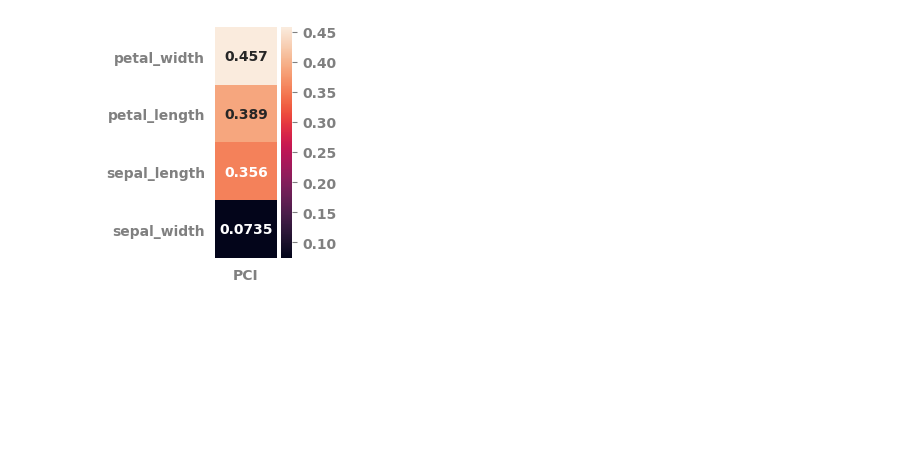
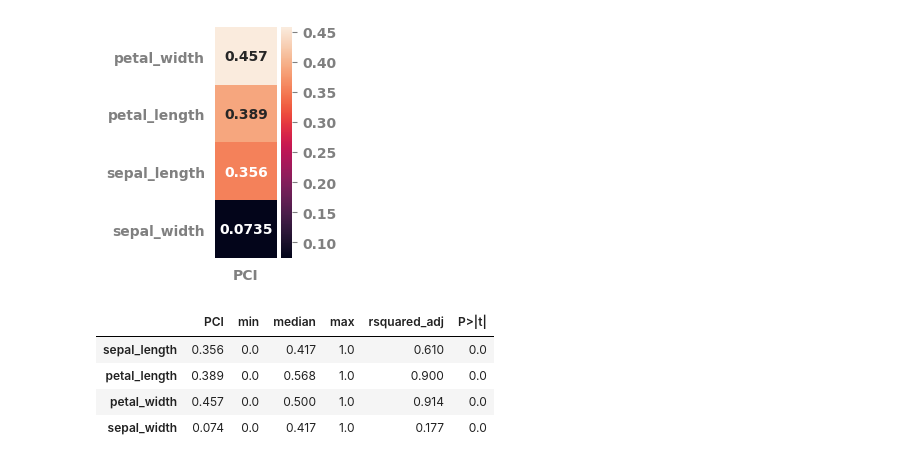
Before and after one commit to jameshtwose/jmspack, a Jupyter notebook: notebooks/frequentist_statistics.ipynb, the cells around one changed output. Cells and saved outputs as stored; diff of their text form; code cells hidden in the pictures; blank space fills up the shorter version.

```diff
--- a/notebooks/frequentist_statistics.ipynb
+++ b/notebooks/frequentist_statistics.ipynb
@@ -148,6 +149,14 @@ pot_df = potential_for_change_index(data=df.select_dtypes("number"),
                                    )
 # %% [output]
 [figure]
+# %%
+pot_df.round(3)
+# %% [output]
+|  | PCI | min | median | max | rsquared_adj | P>|t| |
+| sepal_length | 0.356 | 0.0 | 0.417 | 1.0 | 0.610 | 0.0 |
+| petal_length | 0.389 | 0.0 | 0.568 | 1.0 | 0.900 | 0.0 |
+| petal_width | 0.457 | 0.0 | 0.500 | 1.0 | 0.914 | 0.0 |
+| sepal_width | 0.074 | 0.0 | 0.417 | 1.0 | 0.177 | 0.0 |
 # %%
 pot_df = potential_for_change_index(data=df.select_dtypes("number"),
                                     features_list=features_list,
```
Also changed, not shown: parts of 6 cells of this notebook, 8 other files.
